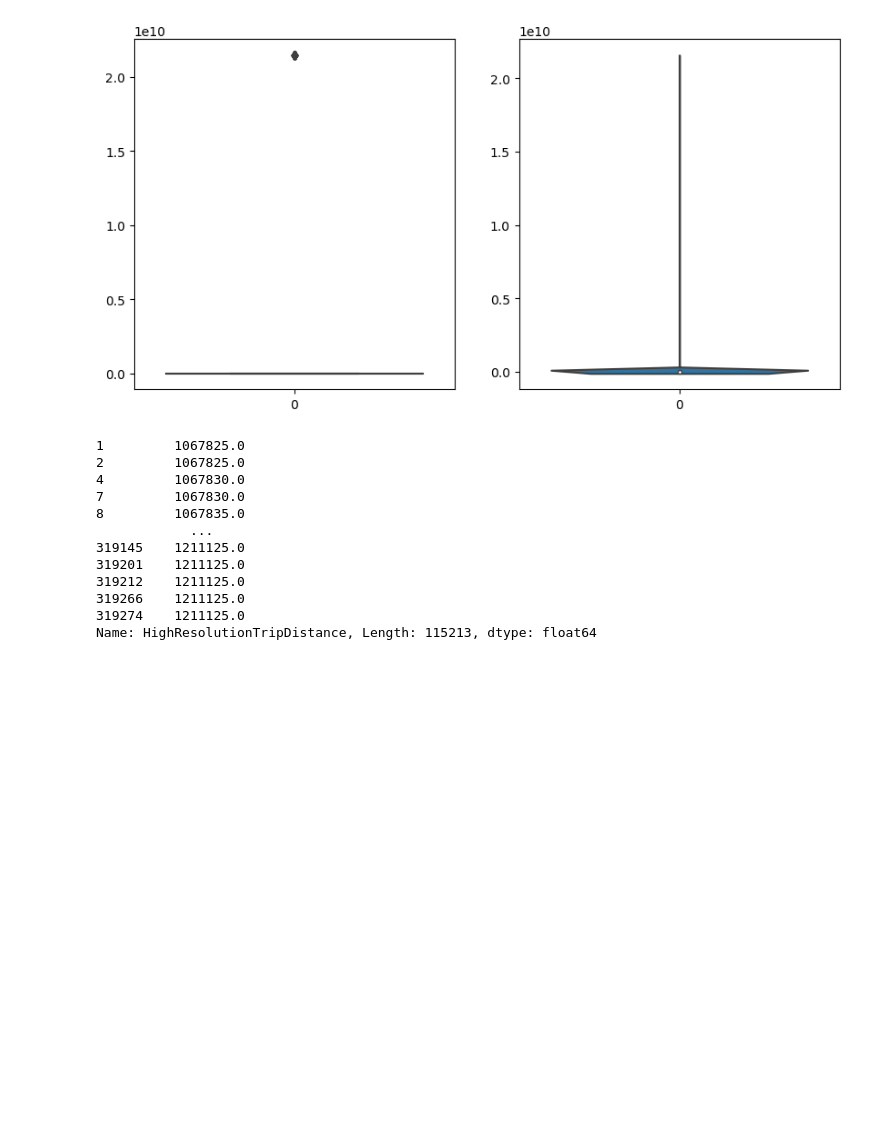
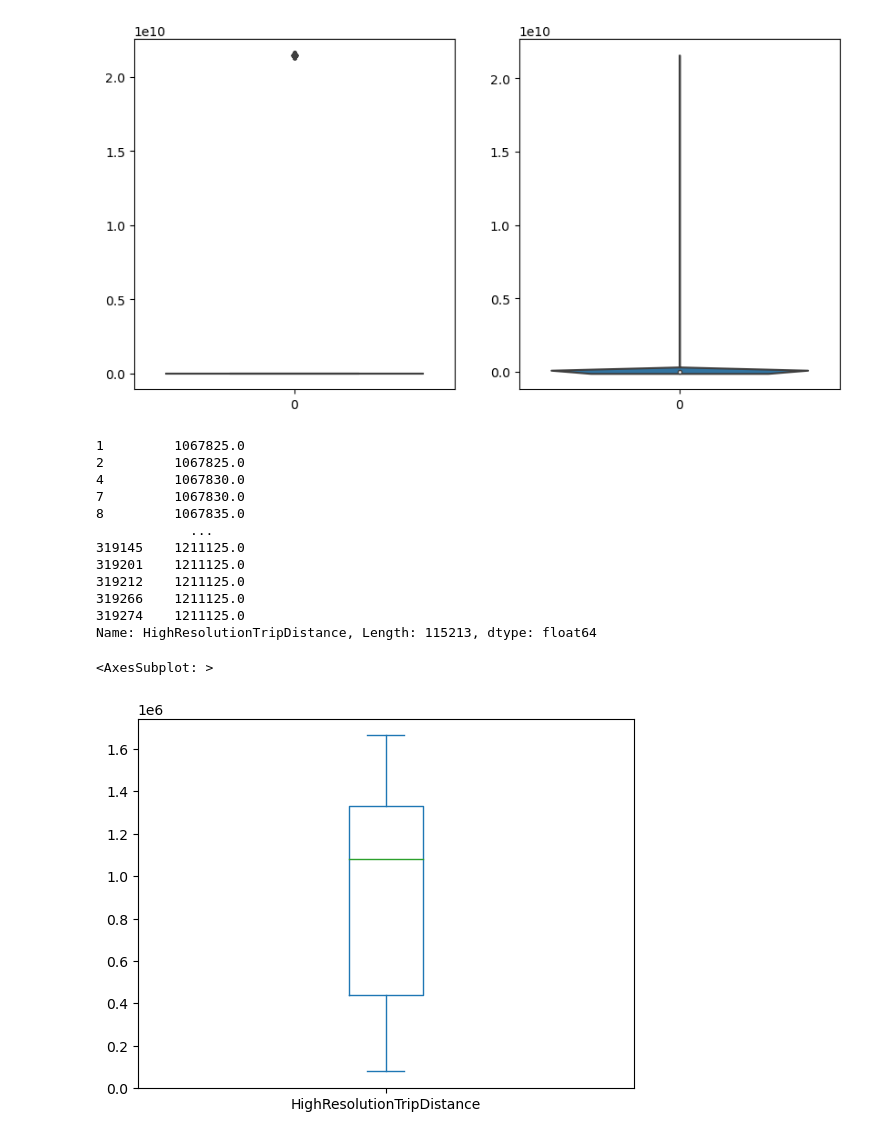
Before and after one commit to piotr-druzdzel/Semi-Supervised-Regression-with-Bus-Data, a Jupyter notebook: main.ipynb, the cells around one changed output. Cells and saved outputs as stored; diff of their text form; code cells hidden in the pictures; blank space fills up the shorter version.

```diff
--- a/main.ipynb
+++ b/main.ipynb
@@ -311,3 +311,8 @@ trip_filtered.HighResolutionTripDistance
 319266    1211125.0
 319274    1211125.0
 Name: HighResolutionTripDistance, Length: 115213, dtype: float64
+# %%
+trip_filtered.HighResolutionTripDistance.plot.box()
+# %% [output]
+<AxesSubplot: >
+[figure, added]
```
